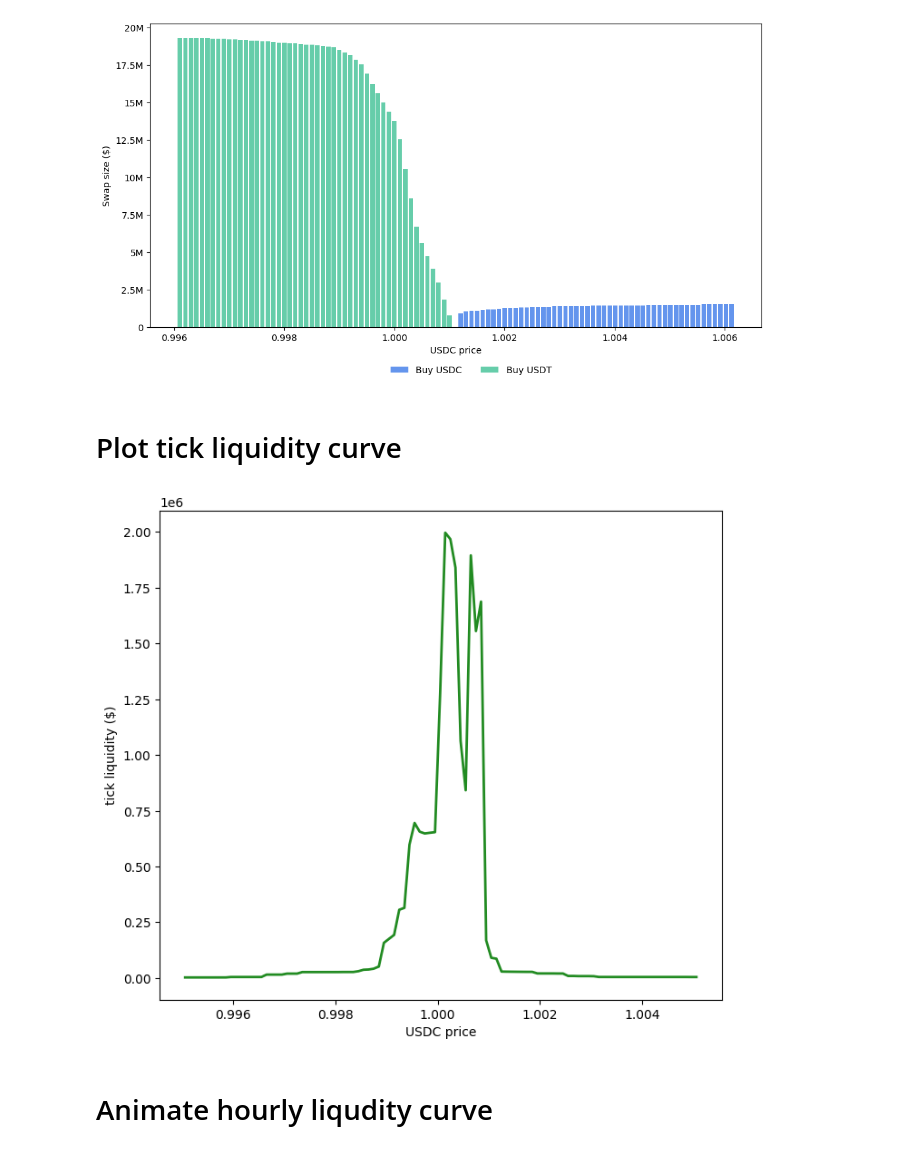
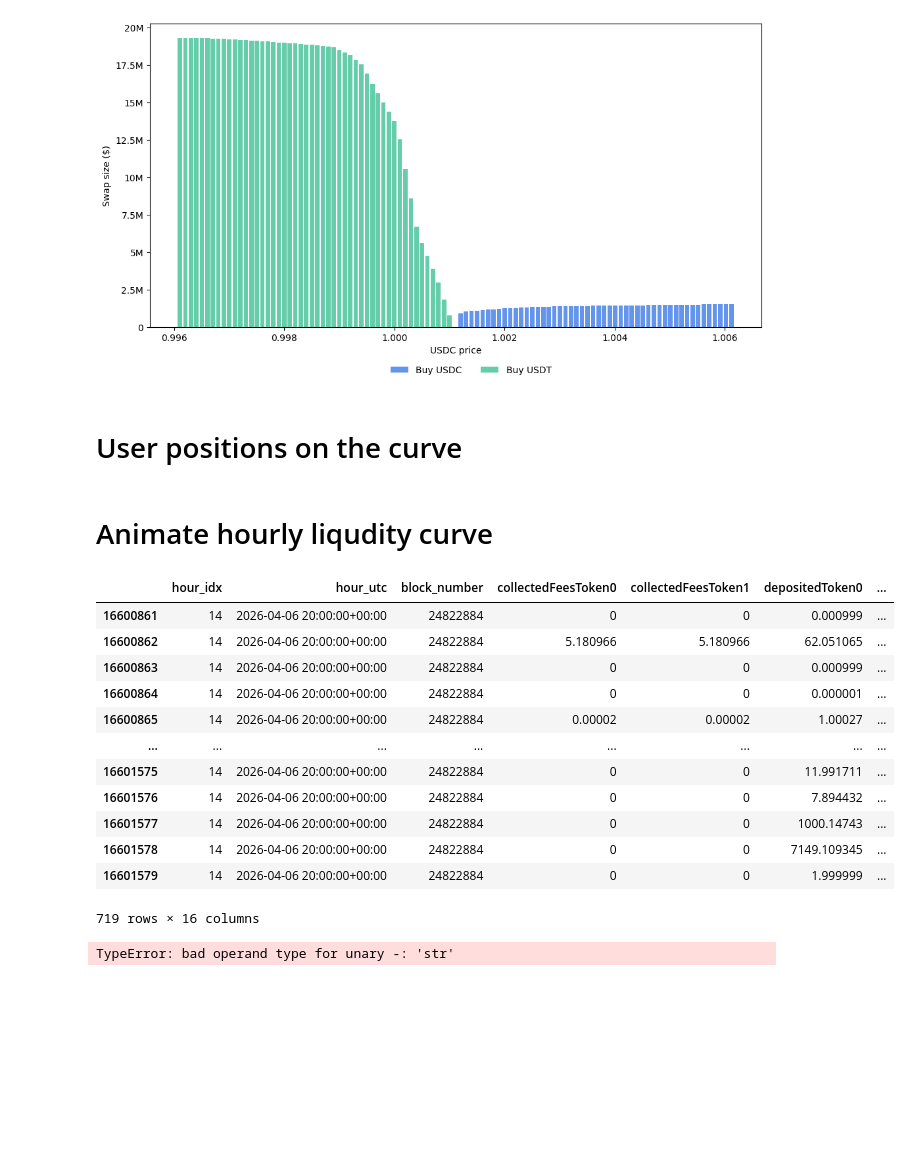
Before and after one commit to QuantLet/onchain-insights, a Jupyter notebook: 3. Uniswap liquidity curve/code.ipynb, the cells around one changed output. Saved outputs shown, nothing was run; the diff lists cells and outputs as text; code cells hidden in the pictures; blank space fills up the shorter version.

Commit message:
add owner zones

```diff
--- a/3. Uniswap liquidity curve/code.ipynb
+++ b/3. Uniswap liquidity curve/code.ipynb
@@ -22,6 +21,7 @@ def plot_liq(df_day, hour, ax, show = True):
     ax.legend(frameon = False, bbox_to_anchor= (0.62,-0.1), ncols = 3)
 # %%
 df = pd.read_parquet('./hourly_liquidity_full.parquet')
+pos = pd.read_parquet('./hourly_positions_full.parquet')
 dfp = pd.read_parquet('./hourly_liquidity_pricecentered_full.parquet')
 # %% [markdown]
 # Liquidity cliff 2026-01-29
@@ -143,18 +170,7 @@ plt.savefig('./swap_size_impact.png', dpi = 300, transparent = True, bbox_inches
 # %% [output]
 [figure]
 # %% [markdown]
-# Plot tick liquidity curve
+# User positions on the curve
-# %%
-fig, ax = plt.subplots(1,1,figsize=(8,7))
-fig.patch.set_alpha(0)
-ax.set_facecolor((0, 0, 0, 0))
-plotdf = df[df['hour'] == dt.datetime(2026,1,27,4, tzinfo= dt.timezone.utc)]
-plt.plot(plotdf['priceMid'].values, plotdf['usd_total'].values, lw = 2, color = "forestgreen")
-plt.xlabel('USDC price')
-plt.ylabel('tick liquidity ($)')
-plt.savefig('uniswap_liquidity_2026-01-27.png', dpi = 300, bbox_inches = 'tight', transparent=True)
-# %% [output]
-[figure, removed]
 # %% [markdown]
 # Animate hourly liqudity curve
 # %%
@@ -257,0 +392,20 @@ plt.close(fig)
+# %%
+pos.query('block_number == 24822884')
+# %% [output]
+|  | hour_idx | hour_utc | block_number | collectedFeesToken0 | collectedFeesToken1 | depositedToken0 | ... |
+| 16600861 | 14 | 2026-04-06 20:00:00+00:00 | 24822884 | 0 | 0 | 0.000999 | ... |
+| 16600862 | 14 | 2026-04-06 20:00:00+00:00 | 24822884 | 5.180966 | 5.180966 | 62.051065 | ... |
+| 16600863 | 14 | 2026-04-06 20:00:00+00:00 | 24822884 | 0 | 0 | 0.000999 | ... |
+| 16600864 | 14 | 2026-04-06 20:00:00+00:00 | 24822884 | 0 | 0 | 0.000001 | ... |
+| 16600865 | 14 | 2026-04-06 20:00:00+00:00 | 24822884 | 0.00002 | 0.00002 | 1.00027 | ... |
+| ... | ... | ... | ... | ... | ... | ... | ... |
+| 16601575 | 14 | 2026-04-06 20:00:00+00:00 | 24822884 | 0 | 0 | 11.991711 | ... |
+| 16601576 | 14 | 2026-04-06 20:00:00+00:00 | 24822884 | 0 | 0 | 7.894432 | ... |
+| 16601577 | 14 | 2026-04-06 20:00:00+00:00 | 24822884 | 0 | 0 | 1000.14743 | ... |
+| 16601578 | 14 | 2026-04-06 20:00:00+00:00 | 24822884 | 0 | 0 | 7149.109345 | ... |
+| 16601579 | 14 | 2026-04-06 20:00:00+00:00 | 24822884 | 0 | 0 | 1.999999 | ... |
+719 rows × 16 columns
+# %%
+df, stack_order = plot_owner_zones(pos.query('block_number == 24822884').drop(columns=['hour_idx']), tick_min=-20, tick_max=20, top_n=10, colormap='tab20')
+# %% [output]
+TypeError: bad operand type for unary -: 'str'
```
Also changed, not shown: parts of 4 cells of this notebook, 8 other files.
